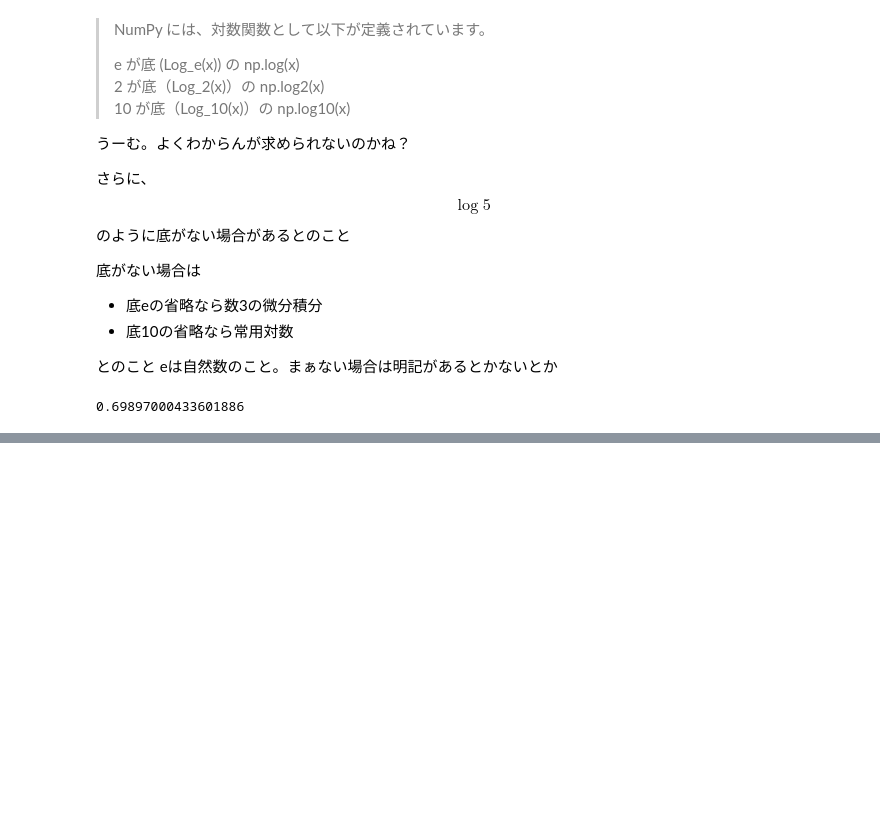
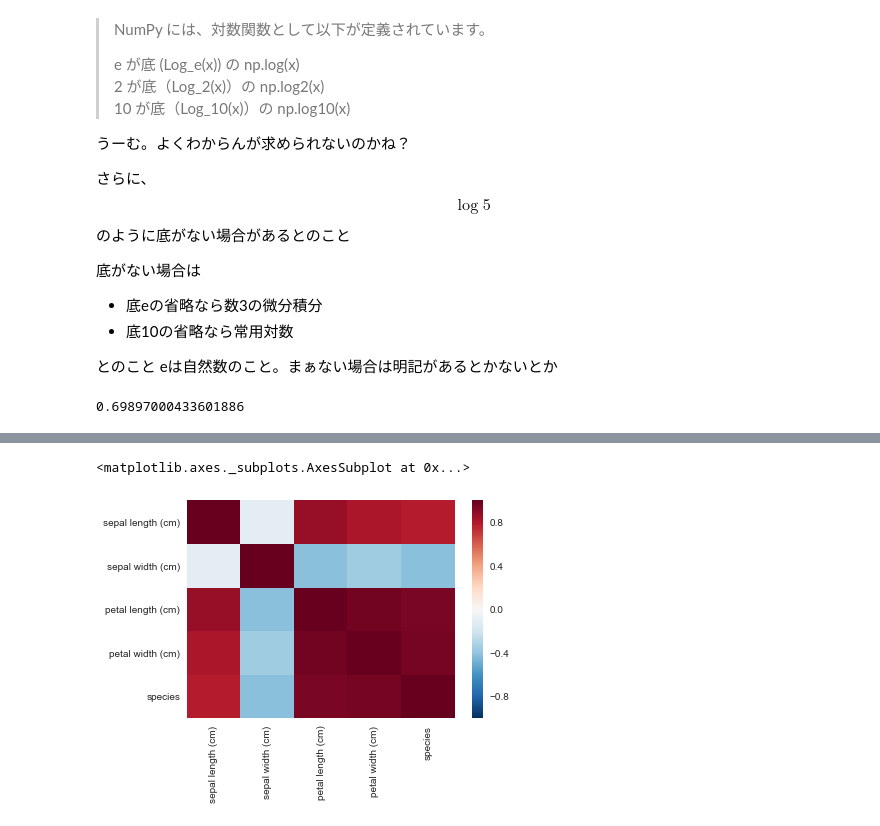
Before and after one commit to Aipakazuma/mathematics-with-python, a Jupyter notebook: math-study-with-python.ipynb, the cells around one changed output, grey strips where cells are left out. Drawn from its saved outputs; the diff is of its cells as text; code cells hidden in the pictures; blank space fills up the shorter version.

```diff
--- a/math-study-with-python.ipynb
+++ b/math-study-with-python.ipynb
@@ -248,0 +422,6 @@ np.log10(5)
+# %%
+# 更にplot化すると良い
+sns.heatmap(iris_df.corr())
+# %% [output]
+<matplotlib.axes._subplots.AxesSubplot at 0x...>
+[figure, added]
```
Also changed, not shown: parts of 17 cells of this notebook.
